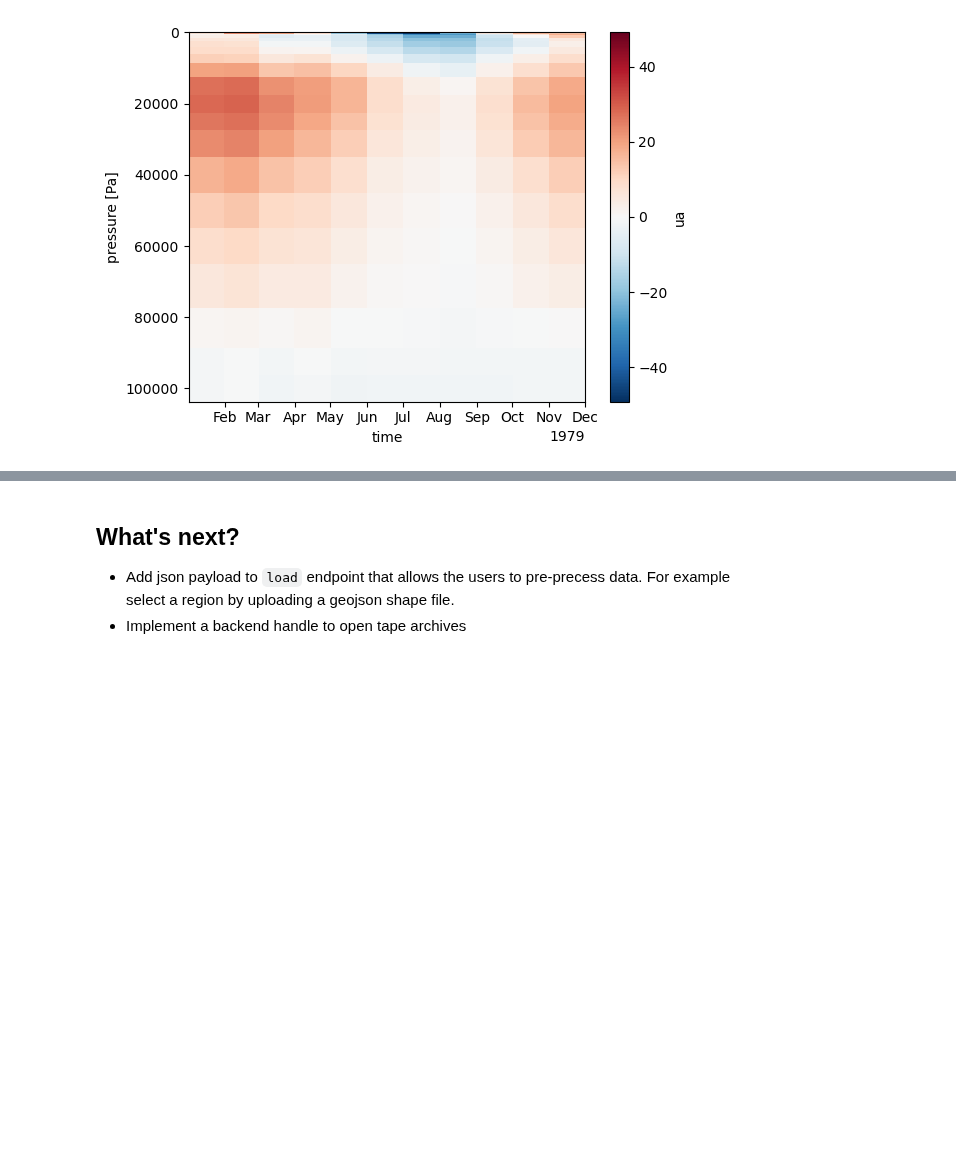
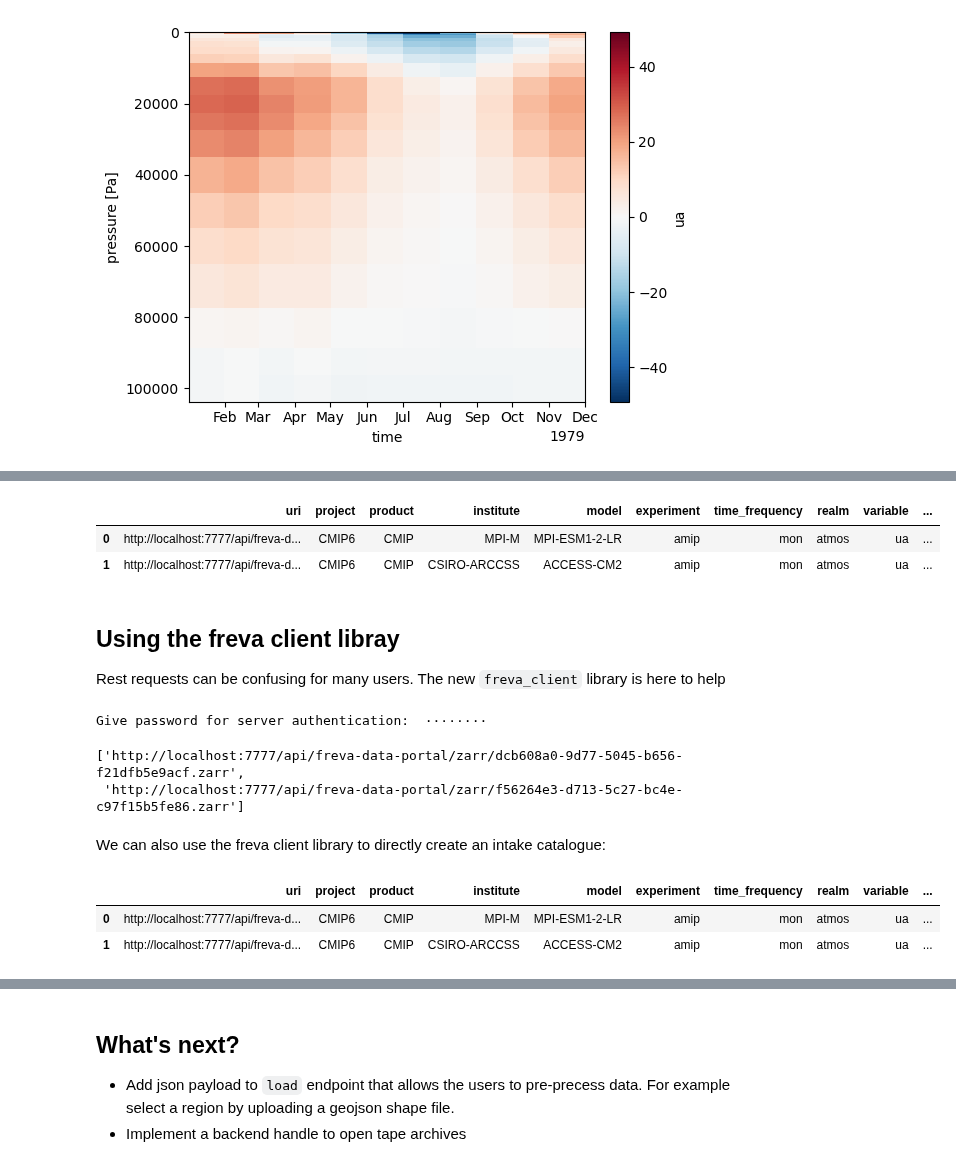
Before and after one commit to freva-org/freva-nextgen, a Jupyter notebook: examples/LoadData.ipynb, the cells around one changed output, grey strips where cells are left out. Cells and saved outputs as stored; diff of their text form; code cells hidden in the pictures; blank space fills up the shorter version.

```diff
--- a/examples/LoadData.ipynb
+++ b/examples/LoadData.ipynb
@@ -22,10 +22,11 @@
 # %% [markdown]
 Let's define the search parameters for the Freva-REST API and import what we need
 # %%
-search_params = {"file": "/home/*", "project": "cmip6"} # Define our search parameters
+search_params = {"dataset": "cmip6-fs", "project": "cmip6"} # Define our search parameters
 url = "http://localhost:7777" # URL of our test server.
 from getpass import getpass
 import requests
+from tempfile import NamedTemporaryFile
 import xarray as xr
 # %% [markdown]
 If we normally search for data we will get the locations of the netCDF files on the hard-drive:
@@ -156,3 +162,46 @@ dset["ua"].mean(dim=("lon", "lat")).plot(x="time",  yincrease=False)
+# %%
+import intake
+search_params["catalogue-type"] = "intake"
+res = requests.get(
+    f"{url}/api/databrowser/load/freva",
+    params=search_params,
+    headers={
+        "Authorization": f"Bearer {auth['access_token']}"
+    },
+    stream=True
+)
+# %%
+with NamedTemporaryFile(suffix=".json") as temp_f:
+    with open(temp_f.name, "w") as stream:
+        stream.write(res.text)
+    cat = intake.open_esm_datastore(temp_f.name)
+cat.df
+# %% [output]
+|  | uri | project | product | institute | model | experiment | time_frequency | realm | variable | ... |
+| 0 | http://localhost:7777/api/freva-d... | CMIP6 | CMIP | MPI-M | MPI-ESM1-2-LR | amip | mon | atmos | ua | ... |
+| 1 | http://localhost:7777/api/freva-d... | CMIP6 | CMIP | CSIRO-ARCCSS | ACCESS-CM2 | amip | mon | atmos | ua | ... |
+# %% [markdown]
+## Using the freva client libray
+Rest requests can be confusing for many users. The new `freva_client` library is here to help
+# %%
+from freva_client import authenticate, databrowser
+data_query = databrowser(dataset="cmip6-fs", host="localhost:7777", stream_zarr=True)
+token = authenticate(username="janedoe", host="localhost:7777")
+files = list(data_query)
+files
+# %% [output]
+Give password for server authentication:  ········
+['http://localhost:7777/api/freva-data-portal/zarr/dcb608a0-9d77-5045-b656-f21dfb5e9acf.zarr',
+ 'http://localhost:7777/api/freva-data-portal/zarr/f56264e3-d713-5c27-bc4e-c97f15b5fe86.zarr']
+# %% [markdown]
+We can also use the freva client library to directly create an intake catalogue:
+# %%
+cat = data_query.intake_catalogue()
+cat.df
+# %% [output]
+|  | uri | project | product | institute | model | experiment | time_frequency | realm | variable | ... |
+| 0 | http://localhost:7777/api/freva-d... | CMIP6 | CMIP | MPI-M | MPI-ESM1-2-LR | amip | mon | atmos | ua | ... |
+| 1 | http://localhost:7777/api/freva-d... | CMIP6 | CMIP | CSIRO-ARCCSS | ACCESS-CM2 | amip | mon | atmos | ua | ... |
 # %% [markdown]
 ## How does it work?
 <img src="outline.jpg" alt="image" width="50%">
```
Also changed, not shown: parts of 5 cells of this notebook.
